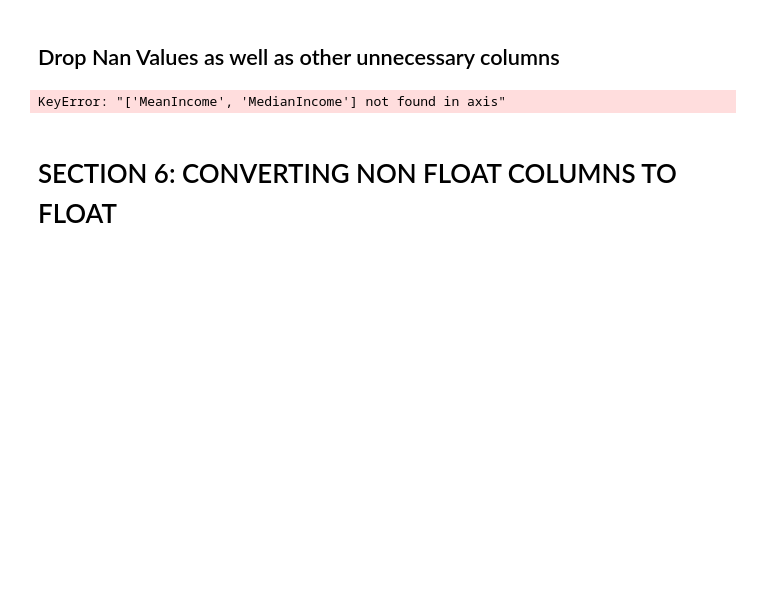
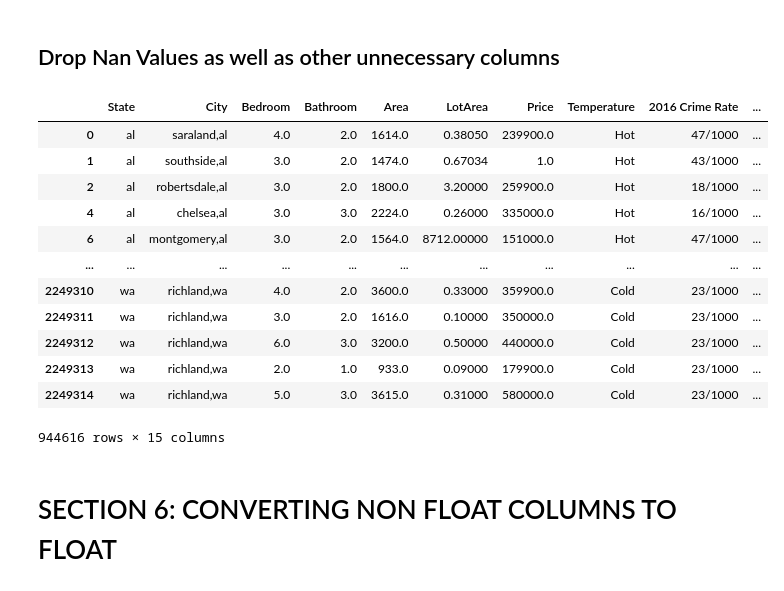
Before and after one commit to id-mustafa/Real-Estate-Machine-Learning-Analysis, a Jupyter notebook: backend/scripts/DataPrepAndClean.ipynb, the cells around one changed output. Saved outputs shown, nothing was run; the diff lists cells and outputs as text; code cells hidden in the pictures; blank space fills up the shorter version.

```diff
--- a/backend/scripts/DataPrepAndClean.ipynb
+++ b/backend/scripts/DataPrepAndClean.ipynb
@@ -287,14 +287,26 @@ merged_df
 ## Drop Nan Values as well as other unnecessary columns
 # %%
 # Simplify data by dropping columns we're not interested in
-merged_df = merged_df.drop(columns=['MarketEstimate', 'RentEstimate', '%CvgCityPark', 'Diversity Rank (Race)', 'Diversity Rank (Gender)', 'AVG C2I', 'MeanIncome', 'MedianIncome'])
+merged_df = merged_df.drop(columns=['MarketEstimate', 'RentEstimate', '%CvgCityPark', 'Diversity Rank (Race)', 'Diversity Rank (Gender)', 'AVG C2I'])
 
 # Drop NaN Vals
 merged_df = merged_df.dropna()
 
 merged_df
 # %% [output]
+|  | State | City | Bedroom | Bathroom | Area | LotArea | Price | Temperature | 2016 Crime Rate | ... |
+| 0 | al | saraland,al | 4.0 | 2.0 | 1614.0 | 0.38050 | 239900.0 | Hot | 47/1000 | ... |
+| 1 | al | southside,al | 3.0 | 2.0 | 1474.0 | 0.67034 | 1.0 | Hot | 43/1000 | ... |
+| 2 | al | robertsdale,al | 3.0 | 2.0 | 1800.0 | 3.20000 | 259900.0 | Hot | 18/1000 | ... |
+| 4 | al | chelsea,al | 3.0 | 3.0 | 2224.0 | 0.26000 | 335000.0 | Hot | 16/1000 | ... |
+| 6 | al | montgomery,al | 3.0 | 2.0 | 1564.0 | 8712.00000 | 151000.0 | Hot | 47/1000 | ... |
+| ... | ... | ... | ... | ... | ... | ... | ... | ... | ... | ... |
+| 2249310 | wa | richland,wa | 4.0 | 2.0 | 3600.0 | 0.33000 | 359900.0 | Cold | 23/1000 | ... |
+| 2249311 | wa | richland,wa | 3.0 | 2.0 | 1616.0 | 0.10000 | 350000.0 | Cold | 23/1000 | ... |
+| 2249312 | wa | richland,wa | 6.0 | 3.0 | 3200.0 | 0.50000 | 440000.0 | Cold | 23/1000 | ... |
+| 2249313 | wa | richland,wa | 2.0 | 1.0 | 933.0 | 0.09000 | 179900.0 | Cold | 23/1000 | ... |
+| 2249314 | wa | richland,wa | 5.0 | 3.0 | 3615.0 | 0.31000 | 580000.0 | Cold | 23/1000 | ... |
-KeyError: "['MeanIncome', 'MedianIncome'] not found in axis"
+944616 rows × 15 columns
 # %% [markdown]
 # SECTION 6: CONVERTING NON FLOAT COLUMNS TO FLOAT
 # %%
```
